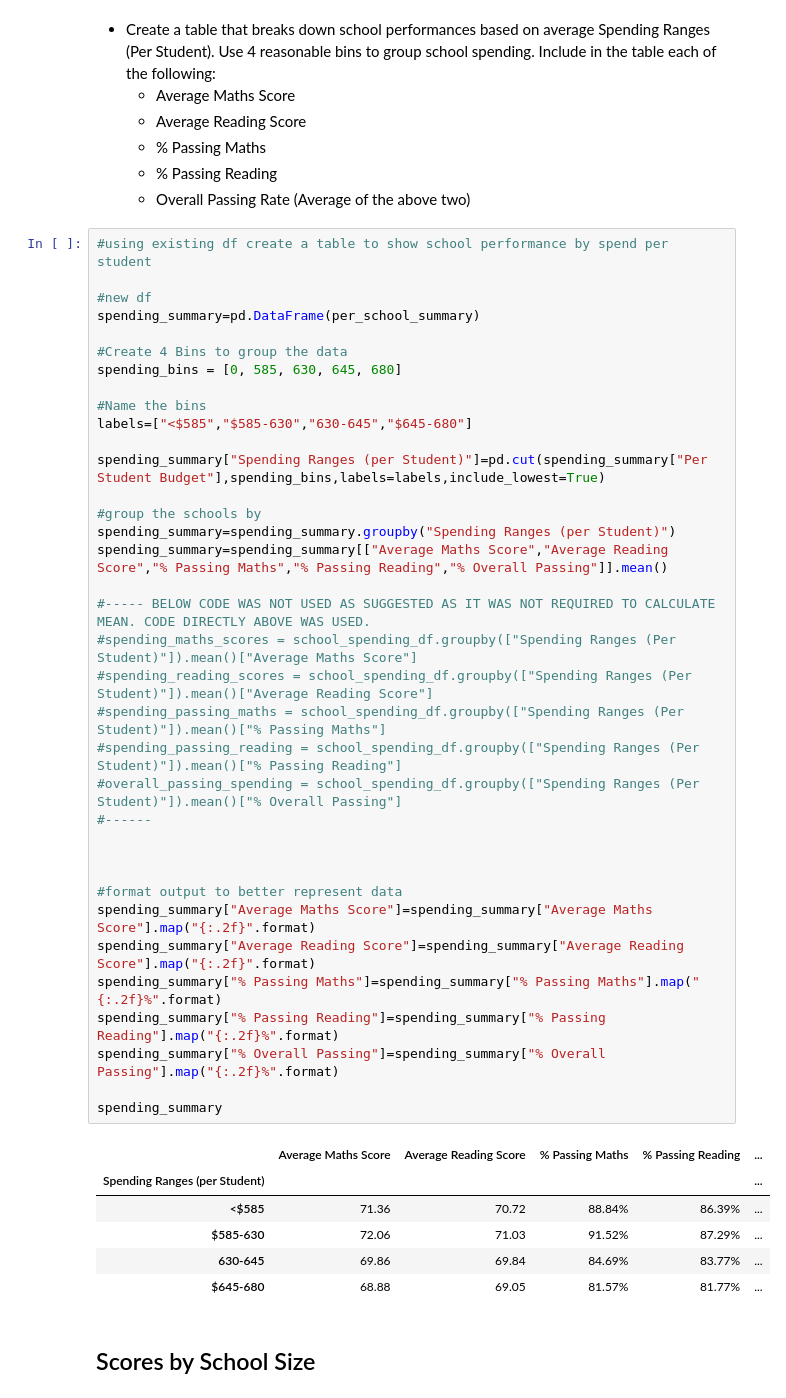
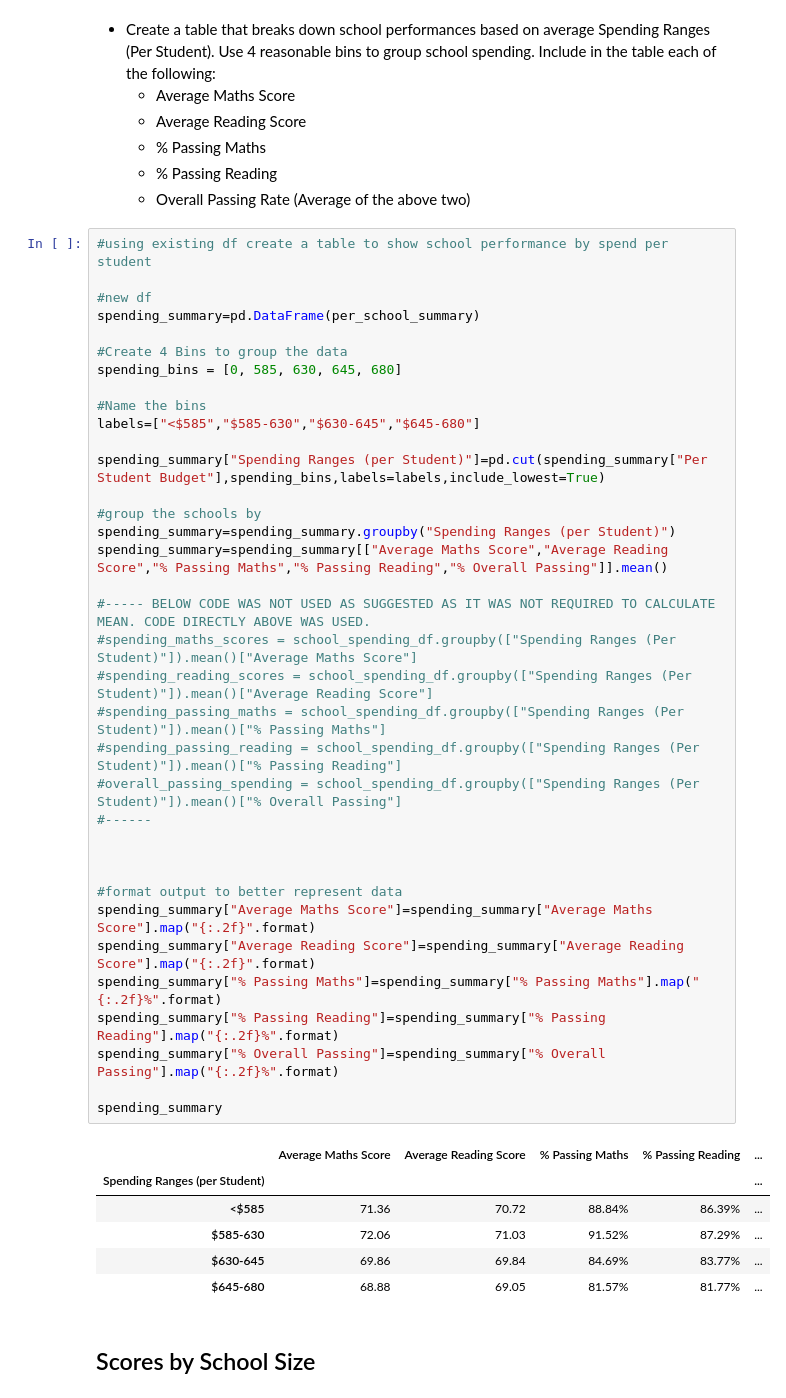
Before and after one commit to RCoby/pandas-challenge, a Jupyter notebook: PyCitySchools/PyCitySchools_.ipynb, the cells around one changed output. Saved outputs shown, nothing was run; the diff lists cells and outputs as text.

```diff
--- a/PyCitySchools/PyCitySchools_.ipynb
+++ b/PyCitySchools/PyCitySchools_.ipynb
@@ -405,38 +405,38 @@ spending_summary=pd.DataFrame(per_school_summary)
 spending_bins = [0, 585, 630, 645, 680]
 
 #Name the bins
-labels=["<$585","$585-630","630-645","$645-680"]
+labels=["<$585","$585-630","$630-645","$645-680"]
 
 spending_summary["Spending Ranges (per Student)"]=pd.cut(spending_summary["Per Student Budget"],spending_bins,labels=labels,include_lowest=True)
 
 #group the schools by
 spending_summary=spending_summary.groupby("Spending Ranges (per Student)")
 spending_summary=spending_summary[["Average Maths Score","Average Reading Score","% Passing Maths","% Passing Reading","% Overall Passing"]].mean()
 
 #----- BELOW CODE WAS NOT USED AS SUGGESTED AS IT WAS NOT REQUIRED TO CALCULATE MEAN. CODE DIRECTLY ABOVE WAS USED.
 #spending_maths_scores = school_spending_df.groupby(["Spending Ranges (Per Student)"]).mean()["Average Maths Score"]
 #spending_reading_scores = school_spending_df.groupby(["Spending Ranges (Per Student)"]).mean()["Average Reading Score"]
 #spending_passing_maths = school_spending_df.groupby(["Spending Ranges (Per Student)"]).mean()["% Passing Maths"]
 #spending_passing_reading = school_spending_df.groupby(["Spending Ranges (Per Student)"]).mean()["% Passing Reading"]
 #overall_passing_spending = school_spending_df.groupby(["Spending Ranges (Per Student)"]).mean()["% Overall Passing"]
 #------
 
 
 
 #format output to better represent data
 spending_summary["Average Maths Score"]=spending_summary["Average Maths Score"].map("{:.2f}".format)
 spending_summary["Average Reading Score"]=spending_summary["Average Reading Score"].map("{:.2f}".format)
 spending_summary["% Passing Maths"]=spending_summary["% Passing Maths"].map("{:.2f}%".format)
 spending_summary["% Passing Reading"]=spending_summary["% Passing Reading"].map("{:.2f}%".format)
 spending_summary["% Overall Passing"]=spending_summary["% Overall Passing"].map("{:.2f}%".format)
 
 spending_summary
 # %% [output]
 |  | Average Maths Score | Average Reading Score | % Passing Maths | % Passing Reading | ... |
 | Spending Ranges (per Student) |  |  |  |  | ... |
 | <$585 | 71.36 | 70.72 | 88.84% | 86.39% | ... |
 | $585-630 | 72.06 | 71.03 | 91.52% | 87.29% | ... |
-| 630-645 | 69.86 | 69.84 | 84.69% | 83.77% | ... |
+| $630-645 | 69.86 | 69.84 | 84.69% | 83.77% | ... |
 | $645-680 | 68.88 | 69.05 | 81.57% | 81.77% | ... |
 # %% [markdown]
 ## Scores by School Size
```
